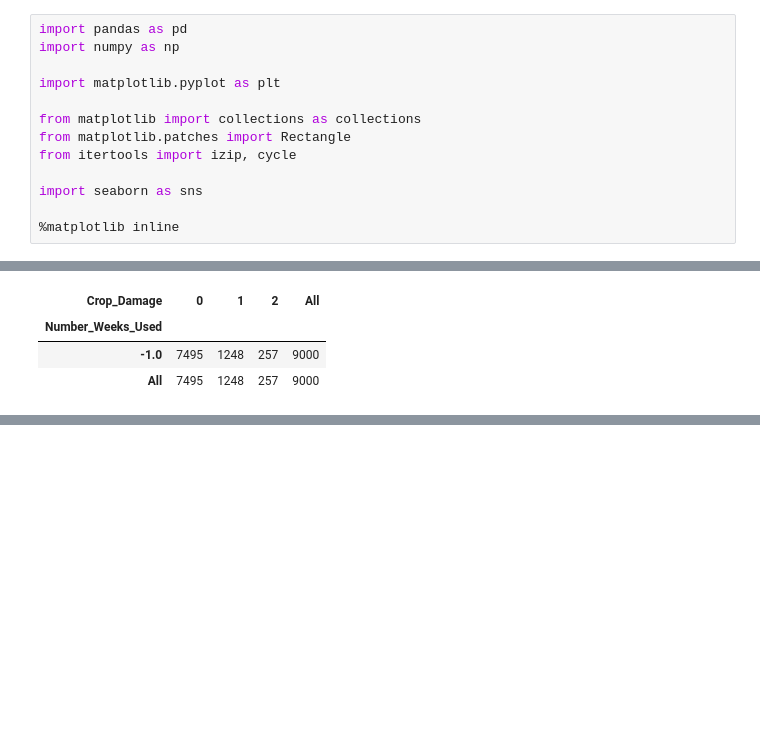
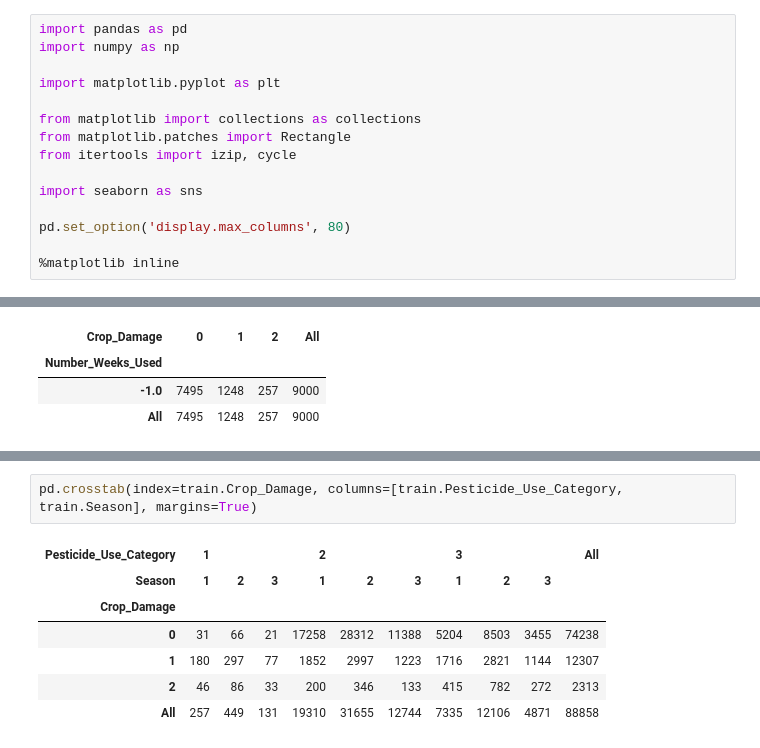
Before and after one commit to numb3r33/av-practice, a Jupyter notebook: last_man_standing/analysis.ipynb, the cells around one changed output, grey strips where cells are left out. Saved outputs shown, nothing was run; the diff lists cells and outputs as text; blank space fills up the shorter version.

```diff
--- a/last_man_standing/analysis.ipynb
+++ b/last_man_standing/analysis.ipynb
@@ -10,6 +10,8 @@ from itertools import izip, cycle
 
 import seaborn as sns
 
+pd.set_option('display.max_columns', 80)
+
 %matplotlib inline
 # %%
 train = pd.read_csv('./data/Train_Fyxd0t8.csv', index_col='ID')
@@ -186,0 +352,10 @@ pd.crosstab(train[train.Number_Weeks_Used==-1].Number_Weeks_Used, train[train.Nu
+# %%
+pd.crosstab(index=train.Crop_Damage, columns=[train.Pesticide_Use_Category, train.Season], margins=True)
+# %% [output]
+| Pesticide_Use_Category | 1 |  |  | 2 |  |  | 3 |  |  | All |
+| Season | 1 | 2 | 3 | 1 | 2 | 3 | 1 | 2 | 3 |  |
+| Crop_Damage |  |  |  |  |  |  |  |  |  |  |
+| 0 | 31 | 66 | 21 | 17258 | 28312 | 11388 | 5204 | 8503 | 3455 | 74238 |
+| 1 | 180 | 297 | 77 | 1852 | 2997 | 1223 | 1716 | 2821 | 1144 | 12307 |
+| 2 | 46 | 86 | 33 | 200 | 346 | 133 | 415 | 782 | 272 | 2313 |
+| All | 257 | 449 | 131 | 19310 | 31655 | 12744 | 7335 | 12106 | 4871 | 88858 |
```
Also changed, not shown: parts of 35 cells of this notebook, 2 other files.
